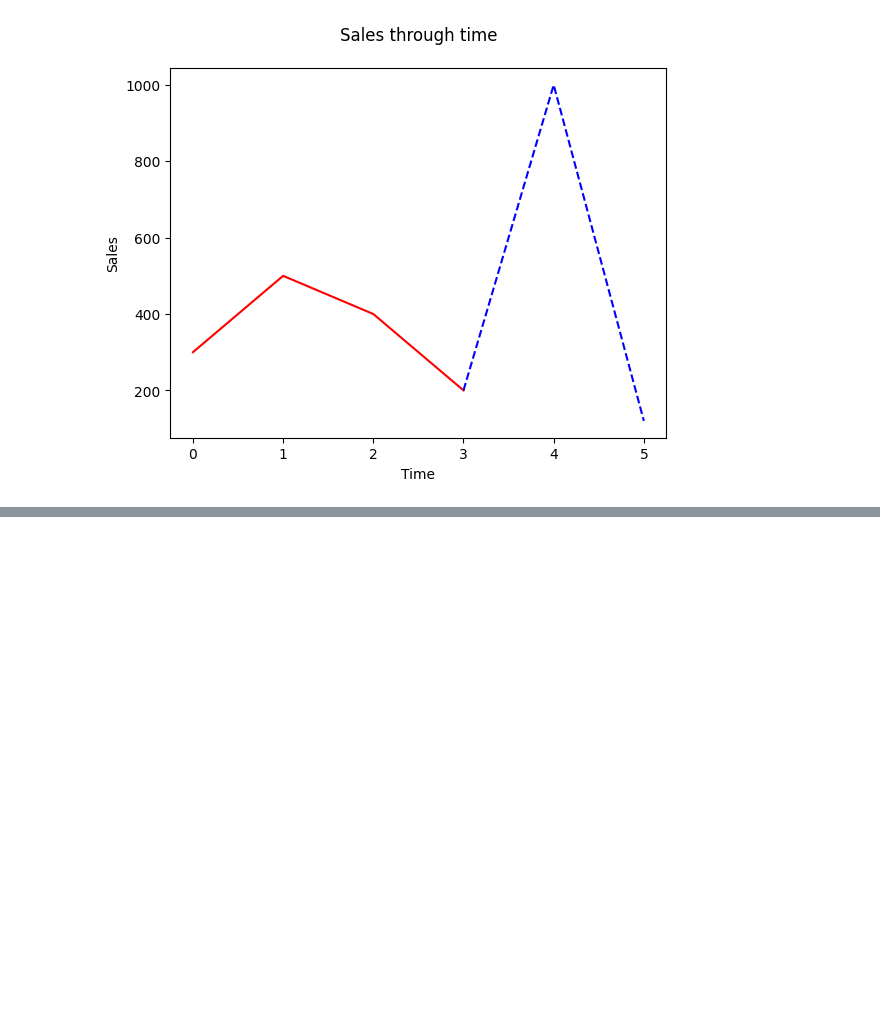
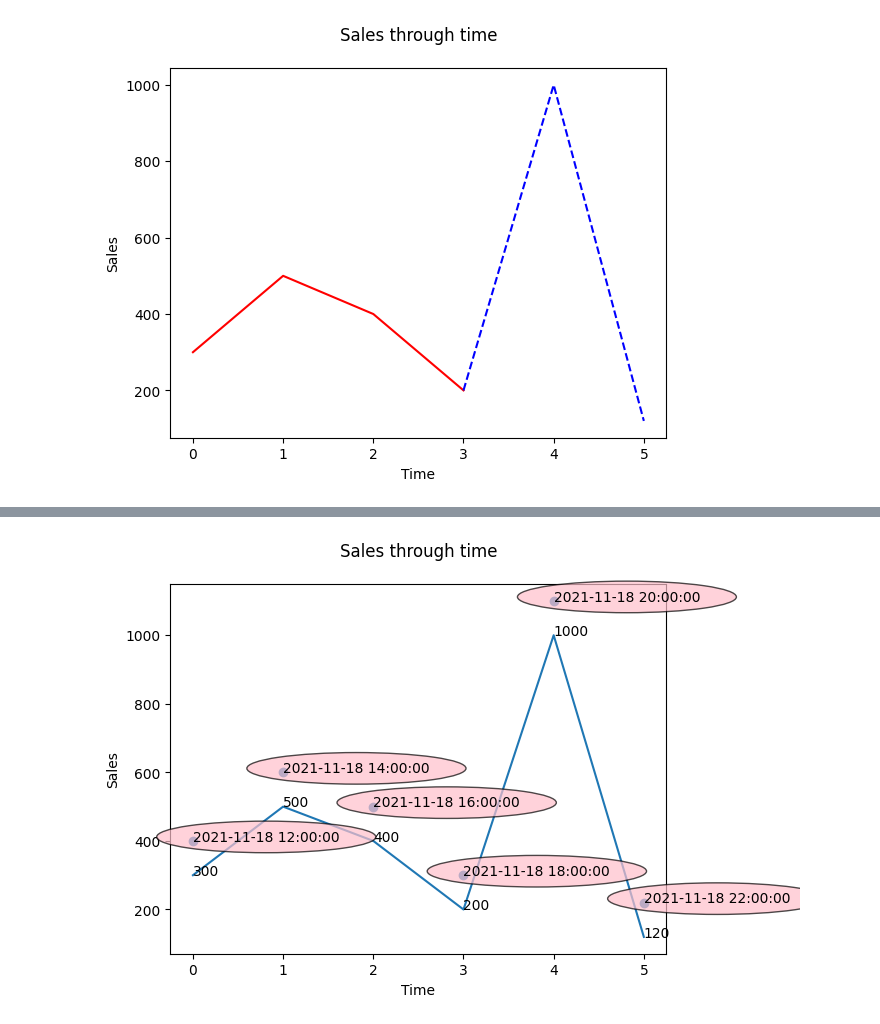
Before and after one commit to miladziekanowska/Data_Analytics, a Jupyter notebook: Matplotlib_Basics.ipynb, the cells around one changed output, grey strips where cells are left out. Drawn from its saved outputs; the diff is of its cells as text; code cells hidden in the pictures; blank space fills up the shorter version.

```diff
--- a/Matplotlib_Basics.ipynb
+++ b/Matplotlib_Basics.ipynb
@@ -182,0 +181,21 @@ Both x- and yticks will
+# %%
+fig, ax = plt.subplots()
+
+ax.set_title('Sales through time', pad=20)
+ax.set_xlabel('Time')
+ax.set_ylabel('Sales')
+
+ax.plot(df['Time'], df['Sales'])
+ax.scatter(df['Time'], df['Sales2'])
+# if we want to loop through all the values, it is important to.. use a loop indeed
+for i,j in zip(df['Time'],df['Sales']):
+    ax.annotate(str(j),xy=(i,j))
+
+# and let's say we want to display a different label, from different column
+for i,j,k in zip(df['Time'],df['Sales2'],df['DT']):
+    # and if it's not clear to read, we can put the label in a box or offset it (we will do offset another time)
+    ax.annotate(str(k),
+                xy=(i,j),
+                bbox={'boxstyle': 'ellipse', 'fc':'pink', 'alpha': 0.7})
+# %% [output]
+[figure, added]
```
Also changed, not shown: parts of 5 cells of this notebook.
